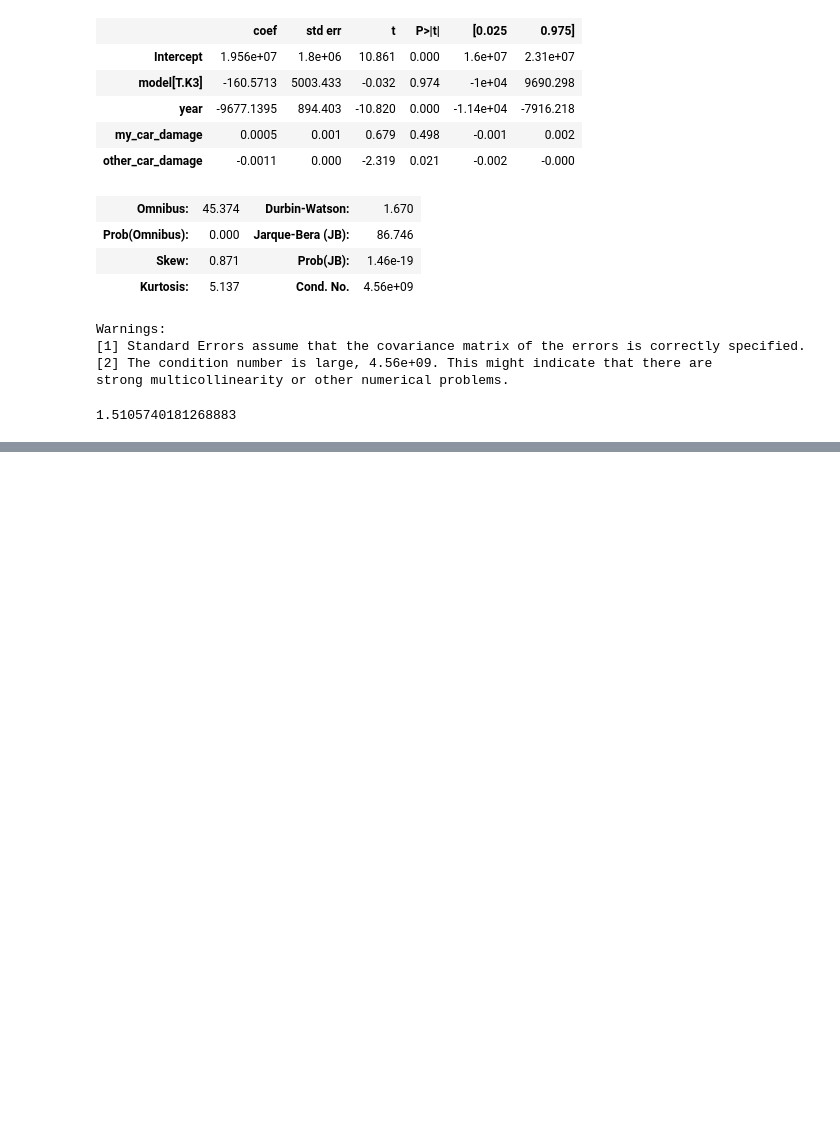
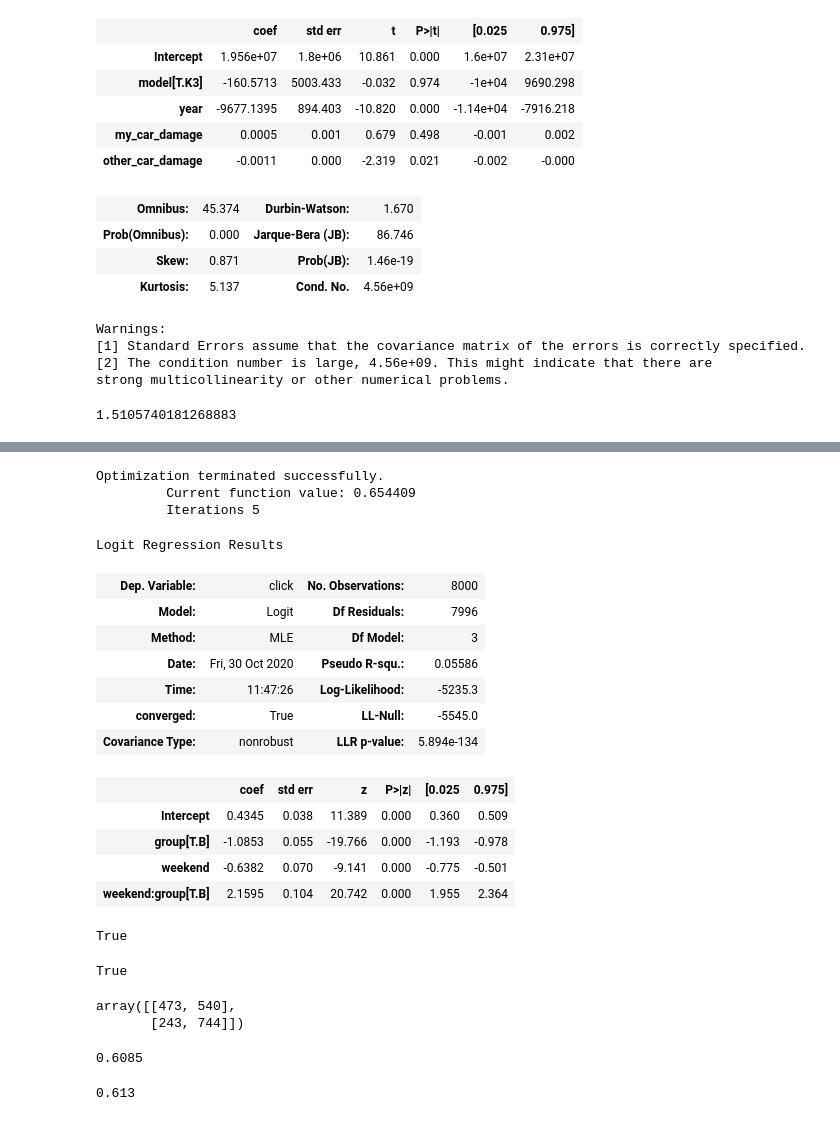
Before and after one commit to sooheeoh/python_trial, a Jupyter notebook: statistics from logistic reg 1028.ipynb, the cells around one changed output, grey strips where cells are left out. Cells and saved outputs as stored; diff of their text form; code cells hidden in the pictures; blank space fills up the shorter version.

```diff
--- a/statistics from logistic reg 1028.ipynb
+++ b/statistics from logistic reg 1028.ipynb
@@ -297,0 +336,3 @@ strong multicollinearity or other numerical problems.
+# %%
+# random_state 값을 안 넣으면 돌릴 때마다 다르게 쪼개짐
+train_df, test_df = train_test_split(df, test_size = 0.2, random_state=1234)
@@ -297,0 +375,29 @@ strong multicollinearity or other numerical problems.
+# %%
+# 모형 1은 click ~ weekend + group로, 모형 2는 click ~ weekend + group + weekend:group으로 분석하세요.
+mo2 = logit('click ~ weekend + group + weekend:group', data=train_df).fit()
+mo2.summary()
+# %% [output]
+Optimization terminated successfully.
+         Current function value: 0.654409
+         Iterations 5
+Logit Regression Results
+| Dep. Variable: | click | No. Observations: | 8000 |
+| Model: | Logit | Df Residuals: | 7996 |
+| Method: | MLE | Df Model: | 3 |
+| Date: | Fri, 30 Oct 2020 | Pseudo R-squ.: | 0.05586 |
+| Time: | 11:47:26 | Log-Likelihood: | -5235.3 |
+| converged: | True | LL-Null: | -5545.0 |
+| Covariance Type: | nonrobust | LLR p-value: | 5.894e-134 |
+|  | coef | std err | z | P>|z| | [0.025 | 0.975] |
+| Intercept | 0.4345 | 0.038 | 11.389 | 0.000 | 0.360 | 0.509 |
+| group[T.B] | -1.0853 | 0.055 | -19.766 | 0.000 | -1.193 | -0.978 |
+| weekend | -0.6382 | 0.070 | -9.141 | 0.000 | -0.775 | -0.501 |
+| weekend:group[T.B] | 2.1595 | 0.104 | 20.742 | 0.000 | 1.955 | 2.364 |
+# %%
+mo1.aic > mo2.aic
+# %% [output]
+True
+# %%
+mo1.bic > mo2.bic
+# %% [output]
+True
@@ -297,0 +410,5 @@ strong multicollinearity or other numerical problems.
+# %%
+confusion_matrix(test_df['click'], prediction1)
+# %% [output]
+array([[473, 540],
+       [243, 744]])
@@ -297,0 +417,5 @@ strong multicollinearity or other numerical problems.
+# %%
+# mo1의 정확도
+accuracy_score(test_df['click'], prediction1)
+# %% [output]
+0.6085
@@ -297,0 +425,5 @@ strong multicollinearity or other numerical problems.
+# %%
+# mo2의 정확도
+accuracy_score(test_df['click'], prediction2)
+# %% [output]
+0.613
```
Also changed, not shown: parts of 23 cells of this notebook.
